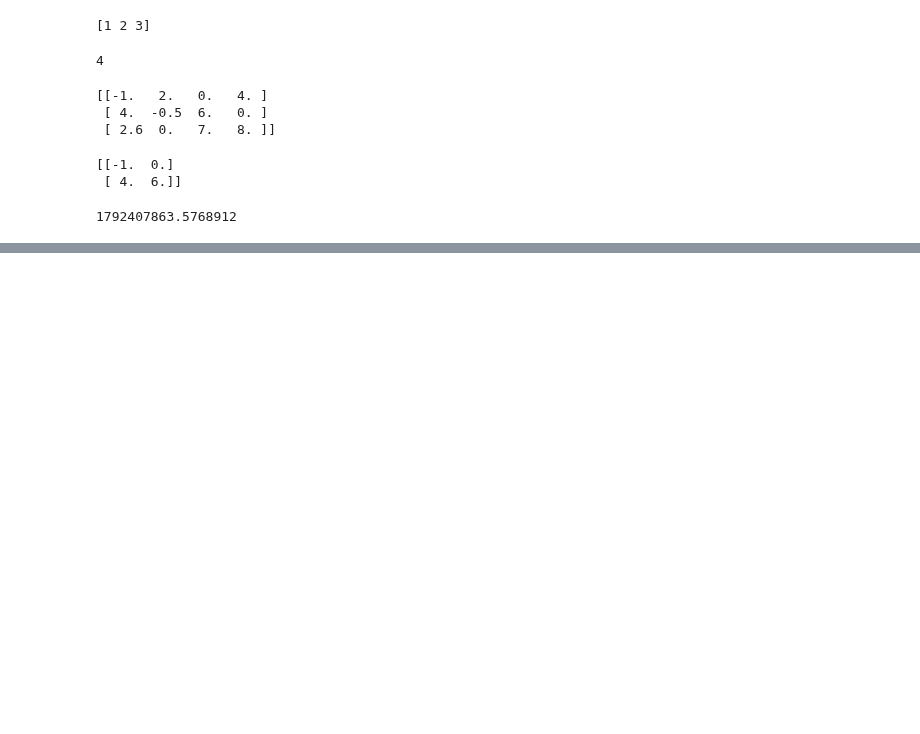
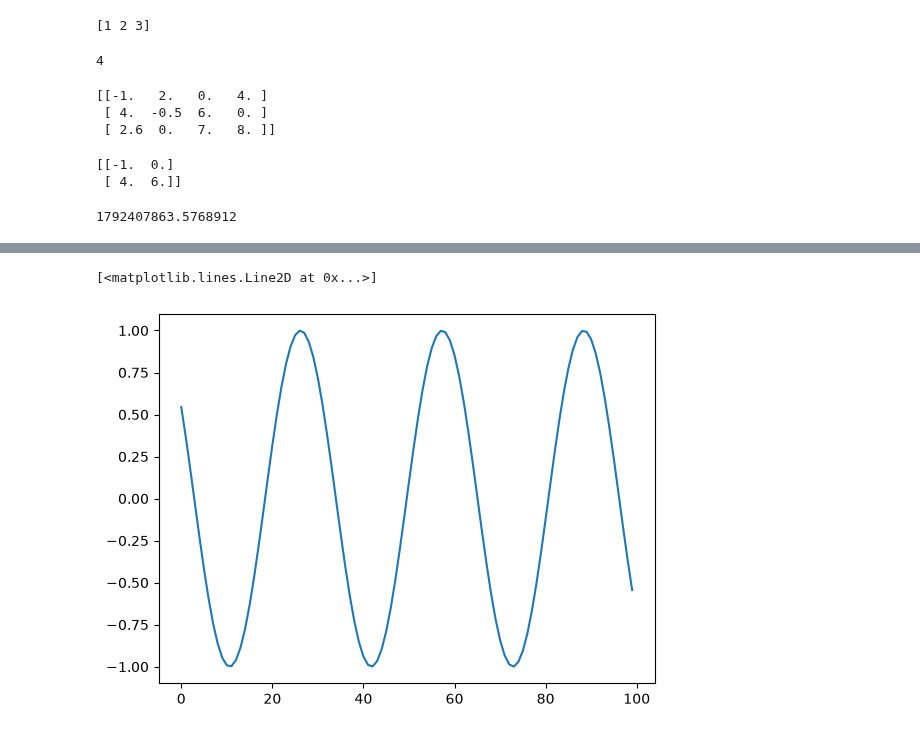
Before and after one commit to rsujl/15-Days-Python, a Jupyter notebook: Numpy/Numpy.ipynb, the cells around one changed output, grey strips where cells are left out. Drawn from its saved outputs; the diff is of its cells as text; code cells hidden in the pictures; blank space fills up the shorter version.

```diff
--- a/Numpy/Numpy.ipynb
+++ b/Numpy/Numpy.ipynb
@@ -45,0 +654,6 @@ time.time()
+# %%
+import matplotlib.pyplot as plt
+plt.plot(np.sin(x))
+# %% [output]
+[<matplotlib.lines.Line2D at 0x...>]
+[figure, added]
```
Also changed, not shown: parts of 159 cells of this notebook.
